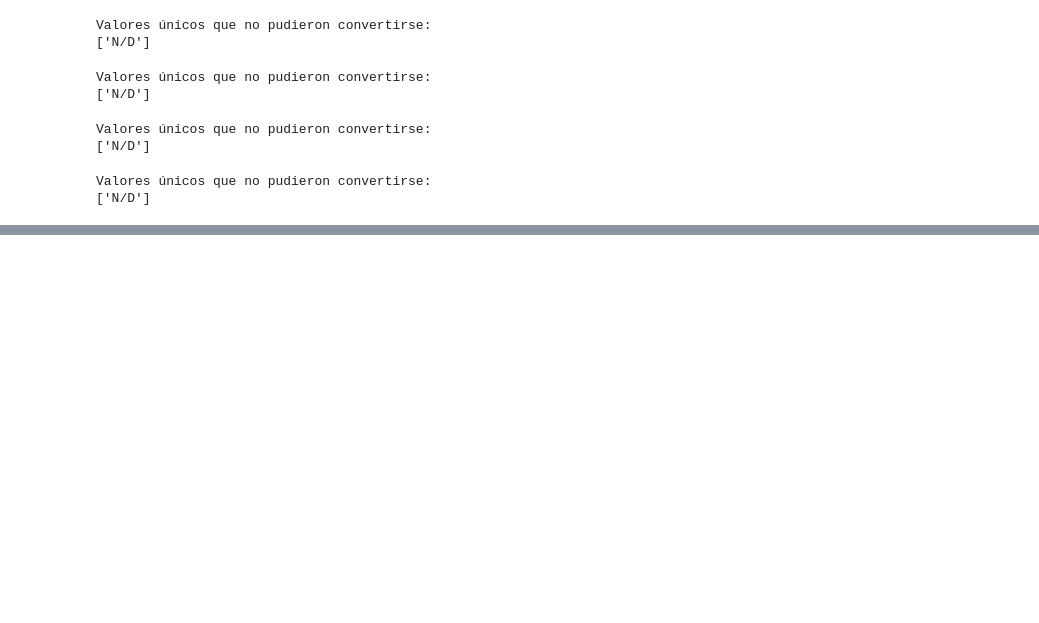
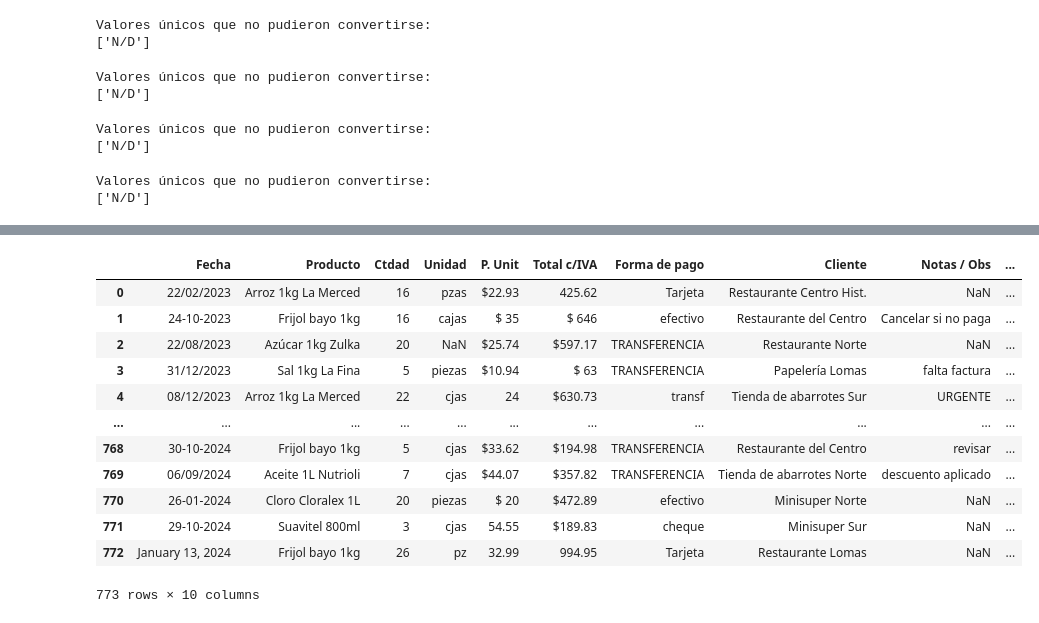
Before and after one commit to venomio5/dashboard-finanzas-sucursales, a Jupyter notebook: notebooks/1 clean_data.ipynb, the cells around one changed output, grey strips where cells are left out. Cells and saved outputs as stored; diff of their text form; code cells hidden in the pictures; blank space fills up the shorter version.

Commit message:
starting to orhanize gdl excel

```diff
--- a/notebooks/1 clean_data.ipynb
+++ b/notebooks/1 clean_data.ipynb
@@ -132,3 +143,24 @@ descriptive_summary
 | __UNNAMED__ | 0.0 | NaN | NaN | NaN | NaN | NaN | NaN | NaN | 0 | 2241 | ... |
 | Unnamed: 15 | 0.0 | NaN | NaN | NaN | NaN | NaN | NaN | NaN | 0 | 2241 | ... |
 | my_total | 2122.0 | 1123.53341 | 12.9688 | 442.3602 | 932.7096 | 1551.9756 | 5052.38 | 911.768649 | 2034 | 119 | ... |
+# %%
+ventas_gdl_2023_df = pd.read_excel('../data/_raw/ventas_GDL_lupita_manual.xlsx', sheet_name='Ventas 2023')
+ventas_gdl_2024_df = pd.read_excel('../data/_raw/ventas_GDL_lupita_manual.xlsx', sheet_name='Ventas 2024')
+
+ventas_gdl_df = pd.concat([ventas_gdl_2023_df, ventas_gdl_2024_df], ignore_index=True)
+new_ventas_gdl_df = ventas_gdl_df.copy()
+ventas_gdl_df
+# %% [output]
+|  | Fecha | Producto | Ctdad | Unidad | P. Unit | Total c/IVA | Forma de pago | Cliente | Notas / Obs | ... |
+| 0 | 22/02/2023 | Arroz 1kg La Merced | 16 | pzas | $22.93 | 425.62 | Tarjeta | Restaurante Centro Hist. | NaN | ... |
+| 1 | 24-10-2023 | Frijol bayo 1kg | 16 | cajas | $ 35 | $ 646 | efectivo | Restaurante del Centro | Cancelar si no paga | ... |
+| 2 | 22/08/2023 | Azúcar 1kg Zulka | 20 | NaN | $25.74 | $597.17 | TRANSFERENCIA | Restaurante Norte | NaN | ... |
+| 3 | 31/12/2023 | Sal 1kg La Fina | 5 | piezas | $10.94 | $ 63 | TRANSFERENCIA | Papelería Lomas | falta factura | ... |
+| 4 | 08/12/2023 | Arroz 1kg La Merced | 22 | cjas | 24 | $630.73 | transf | Tienda de abarrotes Sur | URGENTE | ... |
+| ... | ... | ... | ... | ... | ... | ... | ... | ... | ... | ... |
+| 768 | 30-10-2024 | Frijol bayo 1kg | 5 | cjas | $33.62 | $194.98 | TRANSFERENCIA | Restaurante del Centro | revisar | ... |
+| 769 | 06/09/2024 | Aceite 1L Nutrioli | 7 | cjas | $44.07 | $357.82 | TRANSFERENCIA | Tienda de abarrotes Norte | descuento aplicado | ... |
+| 770 | 26-01-2024 | Cloro Cloralex 1L | 20 | piezas | $ 20 | $472.89 | efectivo | Minisuper Norte | NaN | ... |
+| 771 | 29-10-2024 | Suavitel 800ml | 3 | cjas | 54.55 | $189.83 | cheque | Minisuper Sur | NaN | ... |
+| 772 | January 13, 2024 | Frijol bayo 1kg | 26 | pz | 32.99 | 994.95 | Tarjeta | Restaurante Lomas | NaN | ... |
+773 rows × 10 columns
```
Also changed, not shown: parts of 4 cells of this notebook.
